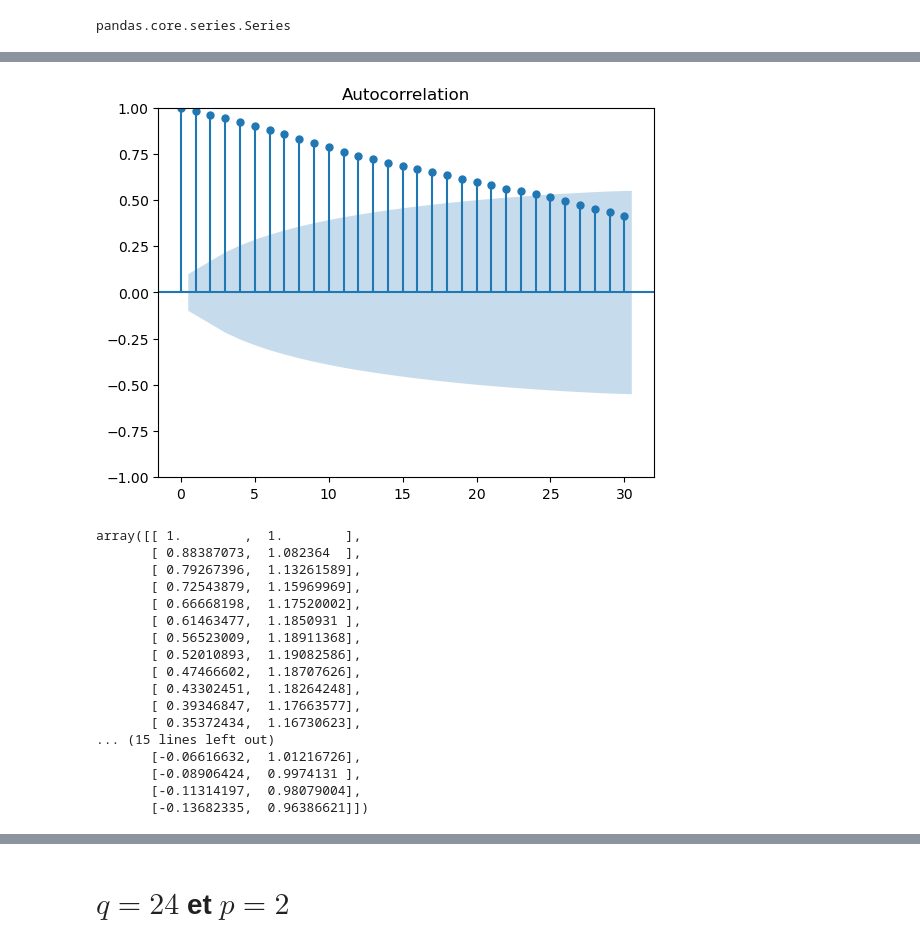
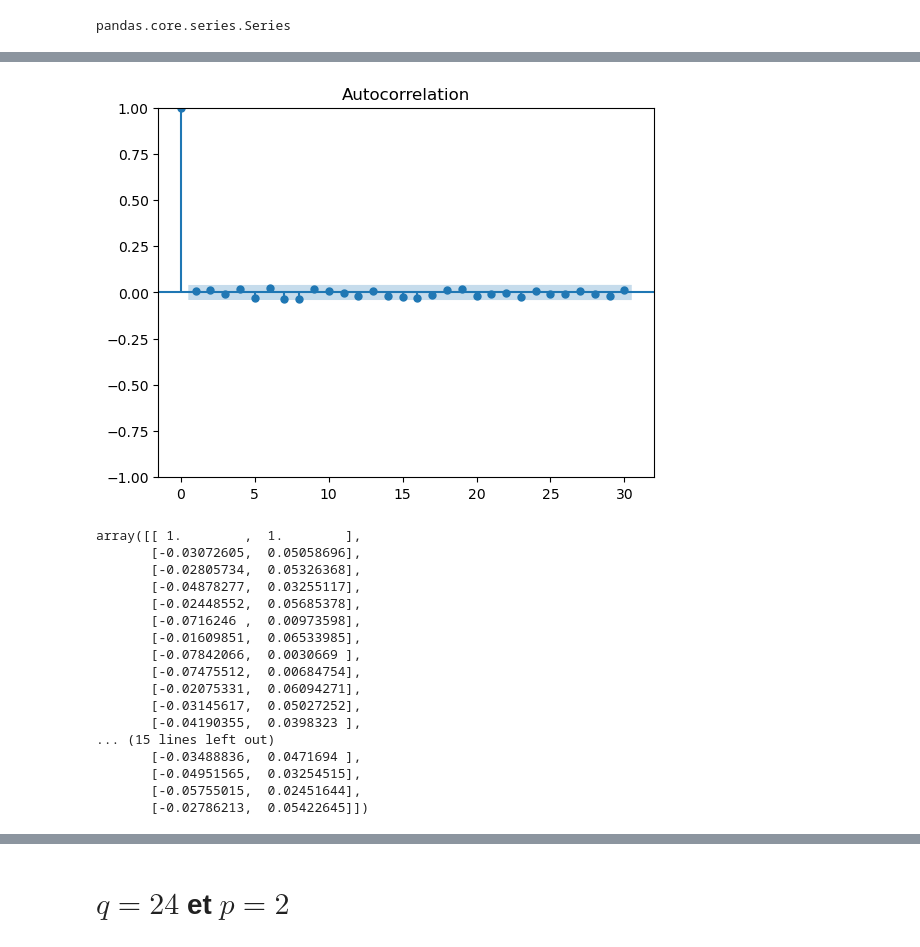
Before and after one commit to issakachaou/M1, a Jupyter notebook: Recherche/CODE_PYTHON/NASDAQ/HIGH_FREQ/NASDAQ_HIGH_FREQ.ipynb, the cells around one changed output, grey strips where cells are left out. Drawn from its saved outputs; the diff is of its cells as text; code cells hidden in the pictures.

```diff
--- a/Recherche/CODE_PYTHON/NASDAQ/HIGH_FREQ/NASDAQ_HIGH_FREQ.ipynb
+++ b/Recherche/CODE_PYTHON/NASDAQ/HIGH_FREQ/NASDAQ_HIGH_FREQ.ipynb
@@ -78,0 +58,3 @@ TypeError: 'MultiIndex' object is not callable
+# %%
+NASDAQ.index = pd.date_range(start="2025-01-23", periods=len(NASDAQ), freq="min")
+NASDAQ.head(10)
@@ -79,3 +73,4 @@ TypeError: 'MultiIndex' object is not callable
 # %%
-rNASDAQ = NASDAQ[('Adj Close', '^IXIC')]/('Adj Close', '^IXIC').shift(1)
+NASDAQ['return_NASDAQ'] = (NASDAQ['Adj Close']/NASDAQ['Adj Close'].shift(1)-1)*100
+NASDAQ.head(10)
 # %% [output]
@@ -83,18 +87,0 @@ KeyError: 'key of type tuple not found and not a MultiIndex'
-# %%
-#NASDAQ = NASDAQ.asfreq('min')
-NASDAQ = NASDAQ.interpolate()
-# %%
-# Convertir la Series en DataFrame
-NASDAQ = NASDAQ.to_frame()
-
-# Vérifie les premières lignes du DataFrame
-print(NASDAQ.head())
-
-# Si tu veux réindexer avec une fréquence journalière
-NASDAQ = NASDAQ.asfreq('min')
-
-# Vérifie les colonnes et l'index
-print(NASDAQ.index)
-print(NASDAQ.columns)
-
-NASDAQ.colums()
@@ -107,29 +93,30 @@ TypeError: no numeric data to plot
 # %%
-plot_acf(NASDAQ,  alpha=.05, lags=30)
+NDX= NASDAQ['return_NASDAQ'].dropna()
+plot_acf(NDX,  alpha=.05, lags=30)
 plt.show()
 # %% [output]
-[figure, old version]
+[figure, new version]
 # %%
-coef_ac, confid_int = acf(NASDAQ, nlags=30, alpha=.05)
+coef_ac, confid_int = acf(NDX, nlags=30, alpha=.05)
 confid_int
 # %% [output]
 array([[ 1.        ,  1.        ],
-       [ 0.88387073,  1.082364  ],
-       [ 0.79267396,  1.13261589],
-       [ 0.72543879,  1.15969969],
-       [ 0.66668198,  1.17520002],
-       [ 0.61463477,  1.1850931 ],
-       [ 0.56523009,  1.18911368],
-       [ 0.52010893,  1.19082586],
-       [ 0.47466602,  1.18707626],
-       [ 0.43302451,  1.18264248],
-       [ 0.39346847,  1.17663577],
-       [ 0.35372434,  1.16730623],
+       [-0.03072605,  0.05058696],
+       [-0.02805734,  0.05326368],
+       [-0.04878277,  0.03255117],
+       [-0.02448552,  0.05685378],
+       [-0.0716246 ,  0.00973598],
+       [-0.01609851,  0.06533985],
+       [-0.07842066,  0.0030669 ],
+       [-0.07475512,  0.00684754],
+       [-0.02075331,  0.06094271],
+       [-0.03145617,  0.05027252],
+       [-0.04190355,  0.0398323 ],
 ... (15 lines left out)
-       [-0.06616632,  1.01216726],
-       [-0.08906424,  0.9974131 ],
-       [-0.11314197,  0.98079004],
-       [-0.13682335,  0.96386621]])
+       [-0.03488836,  0.0471694 ],
+       [-0.04951565,  0.03254515],
+       [-0.05755015,  0.02451644],
+       [-0.02786213,  0.05422645]])
 # %%
 for q, element in enumerate(coef_ac):
     if confid_int[q, 0] <= 0 <= confid_int[q, 1]:
```
Also changed, not shown: parts of 25 cells of this notebook, 3 other files.
